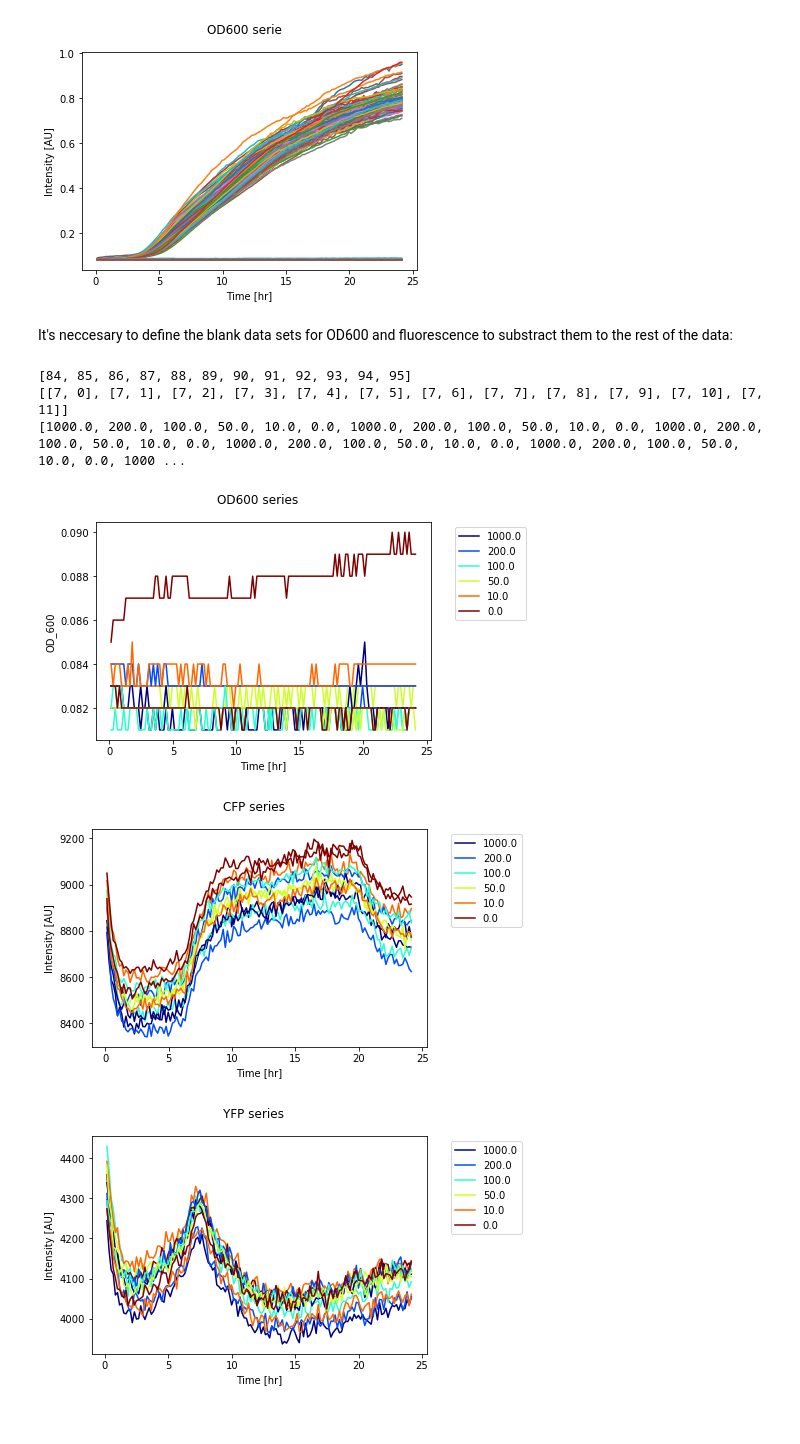
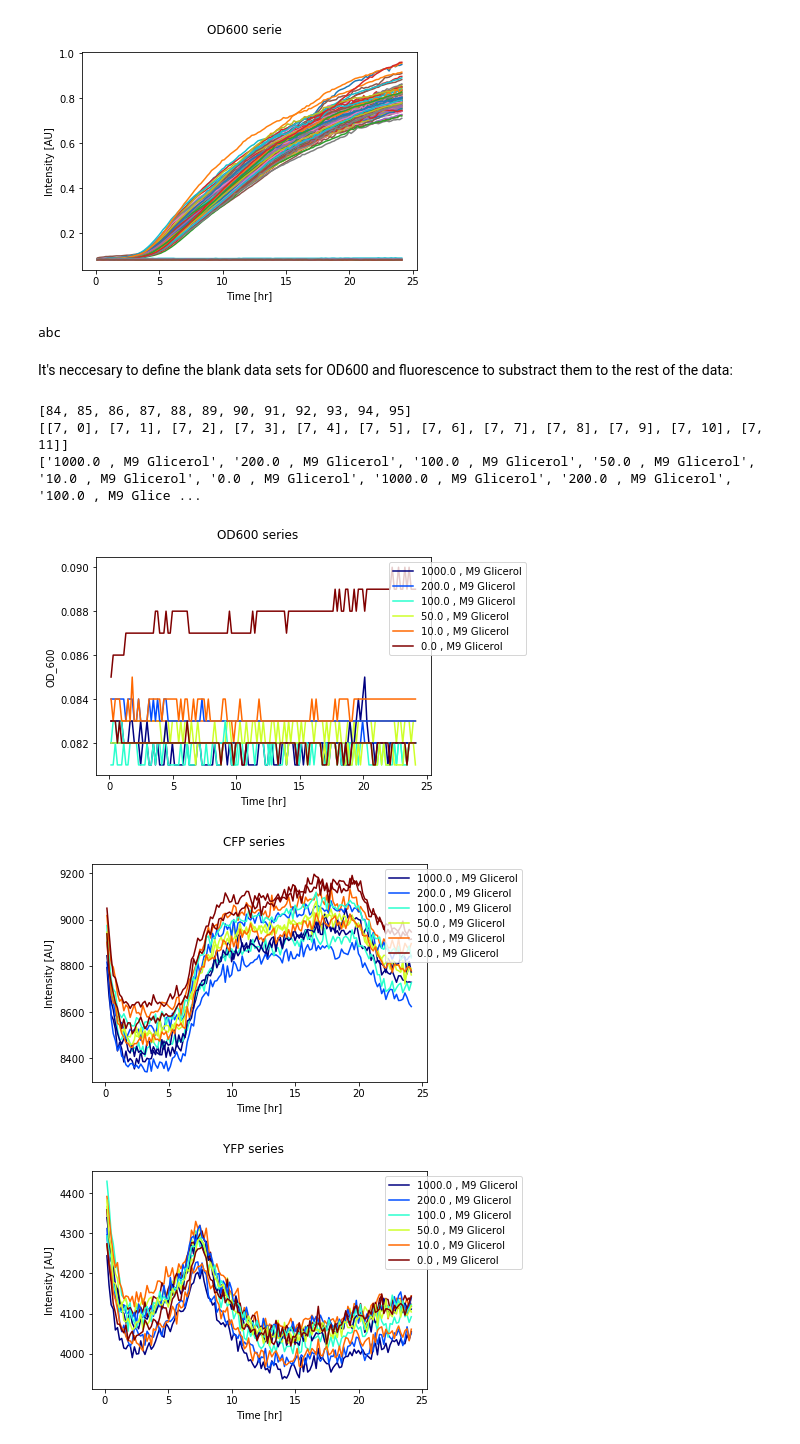
Before and after one commit to Prosimio/Plate_reader_analysis, a Jupyter notebook: Inverter_Analysis.ipynb, the cells around one changed output. Drawn from its saved outputs; the diff is of its cells as text; code cells hidden in the pictures.

Commit message:
improve the legend label to indicate more than one label

```diff
--- a/Inverter_Analysis.ipynb
+++ b/Inverter_Analysis.ipynb
@@ -292,4 +292,11 @@ plt.xlabel('Time [hr]')
 plt.show()
 # %% [output]
 [figure]
+# %%
+string1=''
+for char in ['a','b','c']:
+    string1 = string1 + char
+print(string1)
+# %% [output]
+abc
 # %%
@@ -444,21 +431,21 @@ def get_group_index(label_groups, wsl, label_sheetnames):
 # %%
 #define the blank data series
 B_labels=['Blanco','Blanco +Kan']  #fill this list manually
 
 # and get the wells index which have that lalbels
 index_D, index_L = get_group_index(B_labels, wlabels, L_sheets)
 
 #Perform the plots of blank series data
-legend_labels = wlabels[L_sheets[1]]
+legend_labels = [L_sheets[1], L_sheets[2]]
 y_axis_labels = ['OD_600', 'Intensity [AU]', 'Intensity [AU]']
-plot_group(wdata,data_sheets,index_D,index_L,legend_labels, y_axis_labels)
+plot_group(wdata, wlabels, data_sheets, index_D, index_L, legend_labels, y_axis_labels)
     #plotGruop(indexVal)
 # %% [output]
 [84, 85, 86, 87, 88, 89, 90, 91, 92, 93, 94, 95]
 [[7, 0], [7, 1], [7, 2], [7, 3], [7, 4], [7, 5], [7, 6], [7, 7], [7, 8], [7, 9], [7, 10], [7, 11]]
-[1000.0, 200.0, 100.0, 50.0, 10.0, 0.0, 1000.0, 200.0, 100.0, 50.0, 10.0, 0.0, 1000.0, 200.0, 100.0, 50.0, 10.0, 0.0, 1000.0, 200.0, 100.0, 50.0, 10.0, 0.0, 1000.0, 200.0, 100.0, 50.0, 10.0, 0.0, 1000 ...
+['1000.0 , M9 Glicerol', '200.0 , M9 Glicerol', '100.0 , M9 Glicerol', '50.0 , M9 Glicerol', '10.0 , M9 Glicerol', '0.0 , M9 Glicerol', '1000.0 , M9 Glicerol', '200.0 , M9 Glicerol', '100.0 , M9 Glice ...
-[figure, old version]
+[figure, new version]
-[figure, old version]
+[figure, new version]
-[figure, old version]
+[figure, new version]
 # %%
 from scipy.optimize import curve_fit
```
Also changed, not shown: parts of 1 cell of this notebook.
